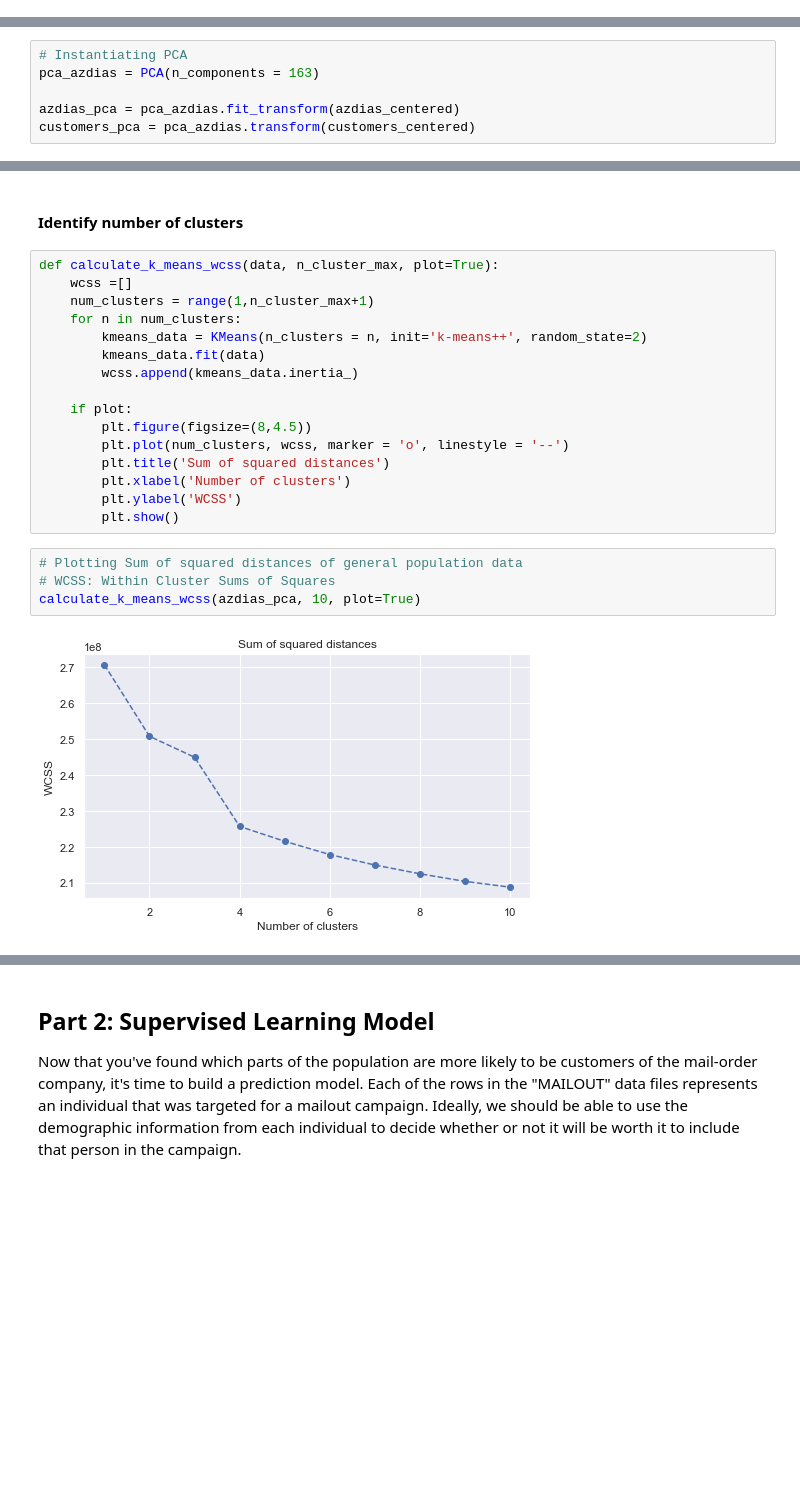
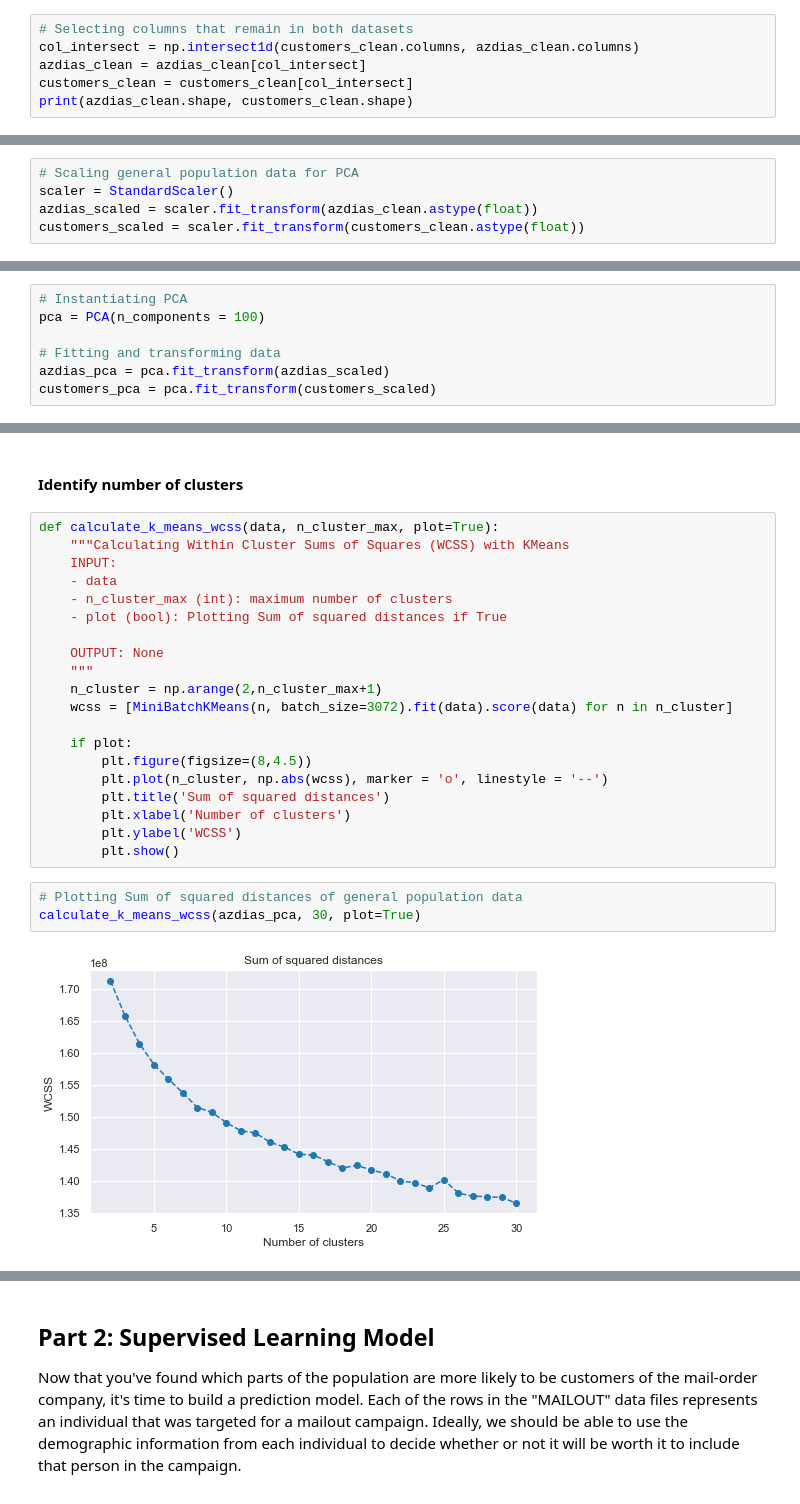
Before and after one commit to MatLeib/udacity_data_science_capstone, a Jupyter notebook: Arvato_Project_Workbook.ipynb, the cells around one changed output, grey strips where cells are left out. Saved outputs shown, nothing was run; the diff lists cells and outputs as text; blank space fills up the shorter version.

```diff
--- a/Arvato_Project_Workbook.ipynb
+++ b/Arvato_Project_Workbook.ipynb
@@ -322,0 +316,6 @@ CAMEO_DEU_2015_4E
+# %%
+# Selecting columns that remain in both datasets
+col_intersect = np.intersect1d(customers_clean.columns, azdias_clean.columns)
+azdias_clean = azdias_clean[col_intersect]
+customers_clean = customers_clean[col_intersect]
+print(azdias_clean.shape, customers_clean.shape)
@@ -329 +364,6 @@ The main bulk of your analysis will come in this part of the project. Here, you
+# %%
+# Scaling general population data for PCA
+scaler = StandardScaler()
+azdias_scaled = scaler.fit_transform(azdias_clean.astype(float))
+customers_scaled = scaler.fit_transform(customers_clean.astype(float))
 # %%
@@ -370,9 +404,10 @@ Number of components < 80%: 163
 # %%
 # Instantiating PCA
-pca_azdias = PCA(n_components = 163)
+pca = PCA(n_components = 100)
 
-azdias_pca = pca_azdias.fit_transform(azdias_centered)
-customers_pca = pca_azdias.transform(customers_centered)
+# Fitting and transforming data
+azdias_pca = pca.fit_transform(azdias_scaled)
+customers_pca = pca.fit_transform(customers_scaled)
 # %%
 # Plotting explained variance of general population
 plot_explained_variance(pca_azdias)
@@ -384,24 +419,27 @@ plot_explained_variance(pca_azdias)
 #### Identify number of clusters
 # %%
 def calculate_k_means_wcss(data, n_cluster_max, plot=True):
-    wcss =[]
-    num_clusters = range(1,n_cluster_max+1)
-    for n in num_clusters:
-        kmeans_data = KMeans(n_clusters = n, init='k-means++', random_state=2)
-        kmeans_data.fit(data)
-        wcss.append(kmeans_data.inertia_)
+    """Calculating Within Cluster Sums of Squares (WCSS) with KMeans
+    INPUT:
+    - data
+    - n_cluster_max (int): maximum number of clusters
+    - plot (bool): Plotting Sum of squared distances if True
+
+    OUTPUT: None
+    """
+    n_cluster = np.arange(2,n_cluster_max+1)
+    wcss = [MiniBatchKMeans(n, batch_size=3072).fit(data).score(data) for n in n_cluster]
 
     if plot:
         plt.figure(figsize=(8,4.5))
-        plt.plot(num_clusters, wcss, marker = 'o', linestyle = '--')
+        plt.plot(n_cluster, np.abs(wcss), marker = 'o', linestyle = '--')
         plt.title('Sum of squared distances')
         plt.xlabel('Number of clusters')
         plt.ylabel('WCSS')
         plt.show()
 # %%
 # Plotting Sum of squared distances of general population data
-# WCSS: Within Cluster Sums of Squares
-calculate_k_means_wcss(azdias_pca, 10, plot=True)
+calculate_k_means_wcss(azdias_pca, 30, plot=True)
 # %% [output]
-[figure, old version]
+[figure, new version]
 # %% [markdown]
```
Also changed, not shown: parts of 95 cells of this notebook, 1 other file.
